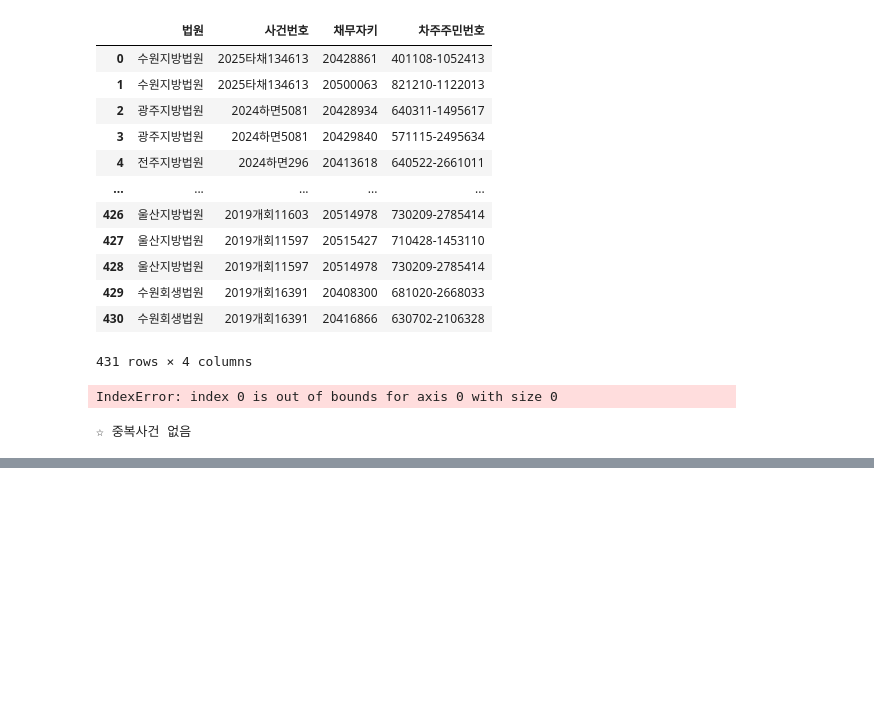
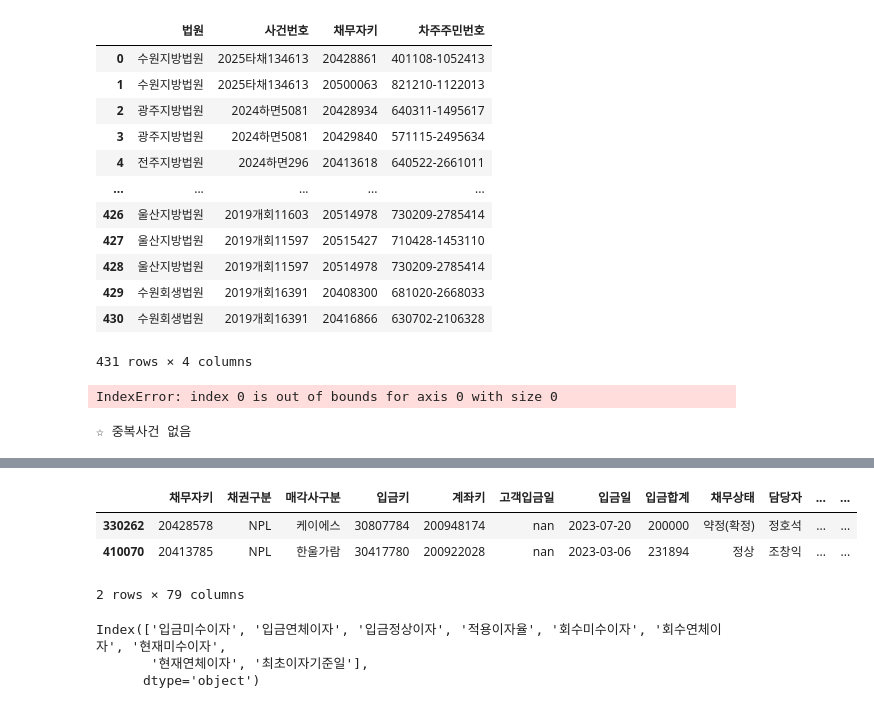
Before and after one commit to jbmyou/company_work, a Jupyter notebook: fileNaming/자산관리/기간축적데이터.ipynb, the cells around one changed output, grey strips where cells are left out. Drawn from its saved outputs; the diff is of its cells as text; code cells hidden in the pictures; blank space fills up the shorter version.

```diff
--- a/fileNaming/자산관리/기간축적데이터.ipynb
+++ b/fileNaming/자산관리/기간축적데이터.ipynb
@@ -270,0 +367,14 @@ functions.to_parquet(df_concat, join(path_parquet, fn_write))
+# %%
+result = result.drop_duplicates(subset=["채무자키"], keep='first')
+result
+# %% [output]
+|  | 채무자키 | 채권구분 | 매각사구분 | 입금키 | 계좌키 | 고객입금일 | 입금일 | 입금합계 | 채무상태 | 담당자 | ... | ... |
+| 330262 | 20428578 | NPL | 케이에스 | 30807784 | 200948174 | nan | 2023-07-20 | 200000 | 약정(확정) | 정호석 | ... | ... |
+| 410070 | 20413785 | NPL | 한울가람 | 30417780 | 200922028 | nan | 2023-03-06 | 231894 | 정상 | 조창익 | ... | ... |
+2 rows × 79 columns
+# %%
+result.columns[result.columns.str.contains('이자')]
+# %% [output]
+Index(['입금미수이자', '입금연체이자', '입금정상이자', '적용이자율', '회수미수이자', '회수연체이자', '현재미수이자',
+       '현재연체이자', '최초이자기준일'],
+      dtype='object')
```
Also changed, not shown: parts of 15 cells of this notebook, 24 other files.
